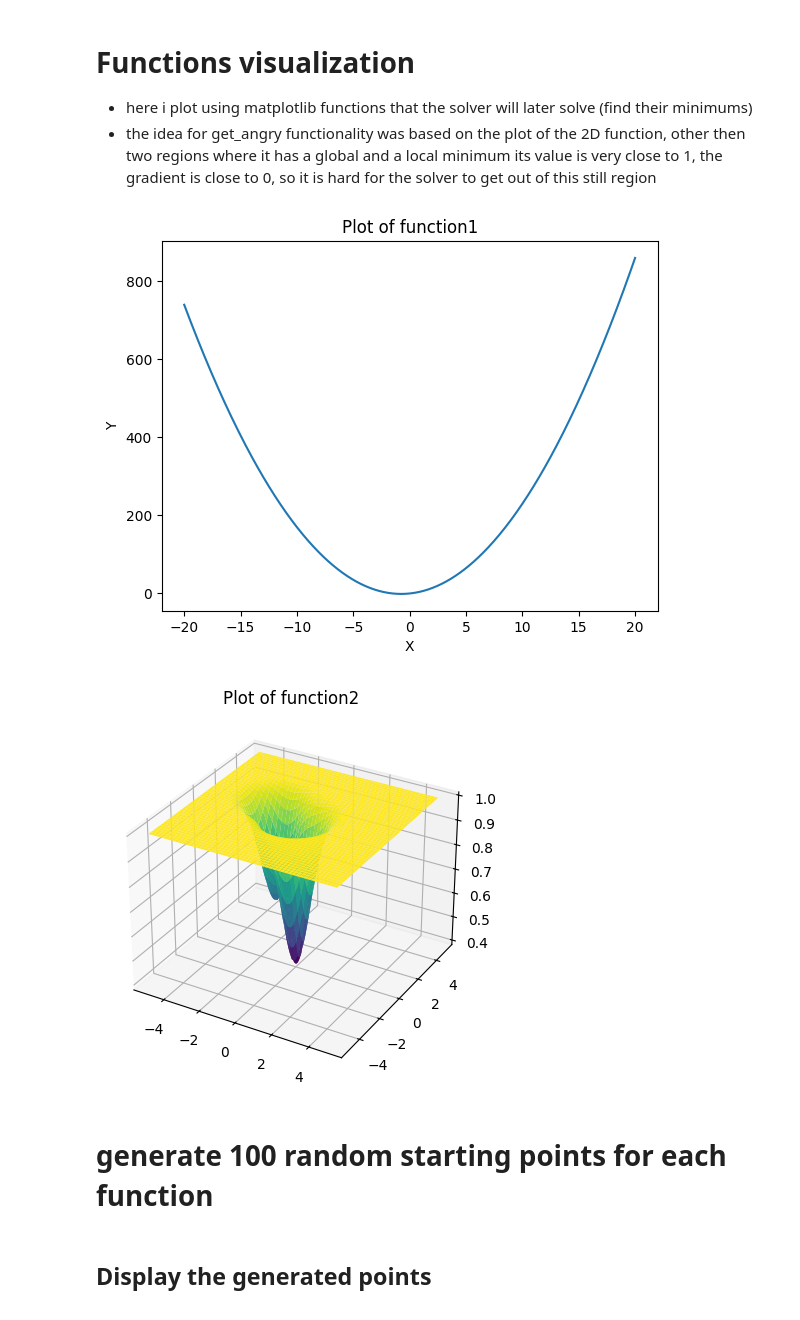
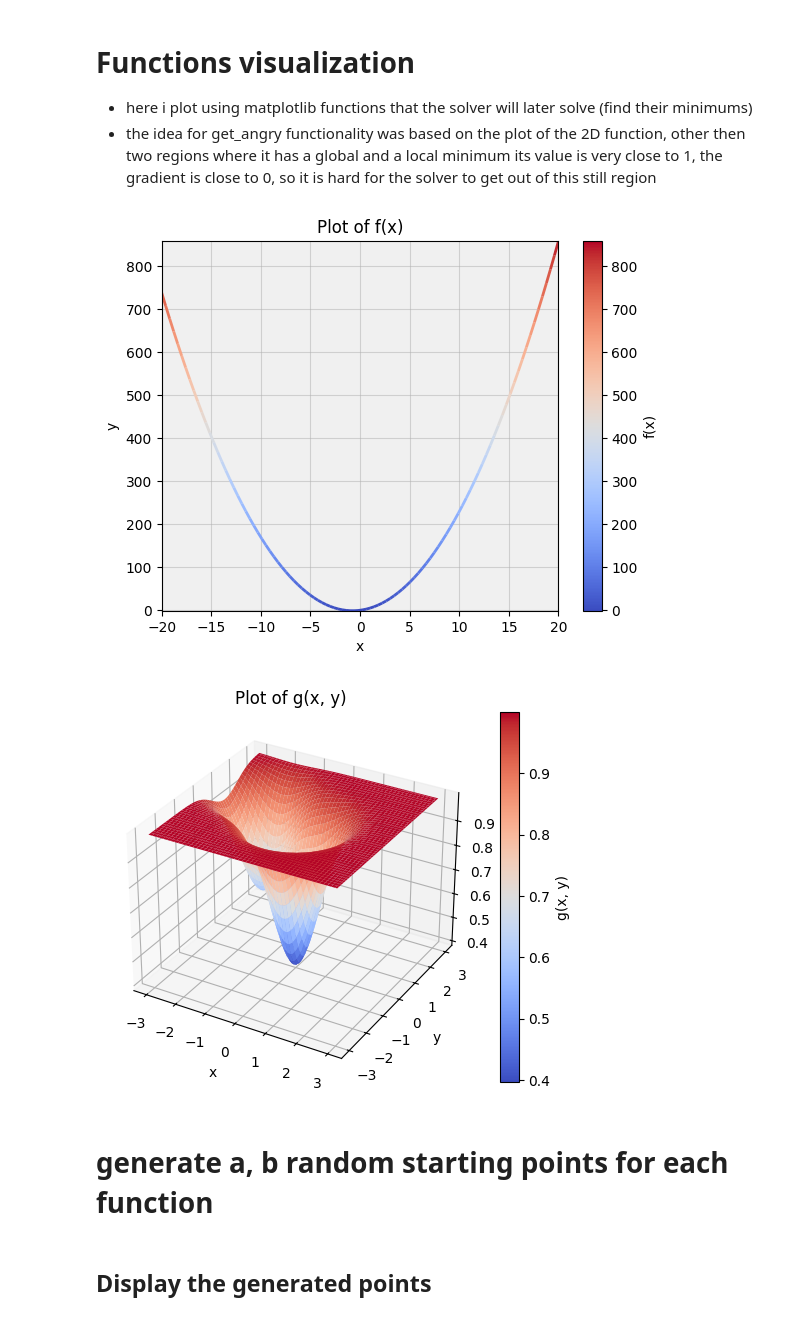
Before and after one commit to Kubasz091/WSI_zadania, a Jupyter notebook: zadanie1/rozwiązanie.ipynb, the cells around one changed output. Saved outputs shown, nothing was run; the diff lists cells and outputs as text; code cells hidden in the pictures.

```diff
--- a/zadanie1/rozwiązanie.ipynb
+++ b/zadanie1/rozwiązanie.ipynb
@@ -54,7 +56,7 @@ class AnyFunction(Function):
         self.gradient_func = gradient
 
     def __call__(self, x, *args, **kwargs):
-        return self.equation(x)
+        return np.float64(self.equation(x))
 
     def gradient(self, x, *args, **kwargs):
         return self.gradient_func(x)
@@ -222,40 +203,43 @@ array([-0.02210977,  0.01225914])
 # Functions visualization
 - here i plot using matplotlib functions that the solver will later solve (find their minimums)
 - the idea for get_angry functionality was based on the plot of the 2D function, other then two regions where it has a global and a local minimum its value is very close to 1, the gradient is close to 0, so it is hard for the solver to get out of this still region
-# %%
-# Generate x values
-x = np.linspace(-20, 20, 400)
-
-# Compute y values
-y = function1(x)
-
-# Create the plot
-plt.plot(x, y)
-
-# Optionally set the title and labels
-plt.title('Plot of function1')
-plt.xlabel('X')
-plt.ylabel('Y')
-
-# Display the plot
-plt.show()
-
-size = 5
-
-x = np.linspace(-size, size, 200)
-y = np.linspace(-size, size, 200)
-
-X, Y = np.meshgrid(x, y)
-Z = function2([X, Y])
-
-fig = plt.figure()
-ax = fig.add_subplot(111, projection='3d')
-ax.plot_surface(X, Y, Z, cmap='viridis')
-plt.title('Plot of function2')
-
-plt.show()
-# %% [output]
-[figure, removed]
-[figure, removed]
+# %%
+range_2D = 3
+range_1D = 20
+
+
+x = np.linspace(-range_1D, range_1D, 100)
+y = f(x)
+fig, ax = plt.subplots()
+points = np.array([x, y]).T.reshape(-1, 1, 2)
+segments = np.concatenate([points[:-1], points[1:]], axis=1)
+norm = plt.Normalize(y.min(), y.max())
+lc = mcoll.LineCollection(segments, cmap='coolwarm', norm=norm)
+lc.set_array(y)
+lc.set_linewidth(2)
+line = ax.add_collection(lc)
+ax.set_title('Plot of f(x)')
+ax.set_xlabel('x')
+ax.set_ylabel('y')
+ax.grid(True, alpha=0.5)
+fig.colorbar(line, ax=ax, label='f(x)')
+ax.set_facecolor('#f0f0f0')
+plt.xlim(x.min(), x.max())
+plt.ylim(y.min(), y.max())
+plt.show()
+
+
+X, Y = np.meshgrid(np.linspace(-range_2D, range_2D, 100), np.linspace(-range_2D, range_2D, 100))
+fig = plt.figure()
+ax = fig.add_subplot(111, projection='3d')
+surf = ax.plot_surface(X, Y, g([X, Y]), cmap='coolwarm')
+plt.title('Plot of g(x, y)')
+fig.colorbar(surf, ax=ax, label='g(x, y)')
+ax.set_xlabel('x')
+ax.set_ylabel('y')
+plt.show()
+# %% [output]
+[figure, added]
+[figure, added]
 # %% [markdown]
-# generate 100 random starting points for each function
+# generate a, b random starting points for each function
```
Also changed, not shown: parts of 14 cells of this notebook.
